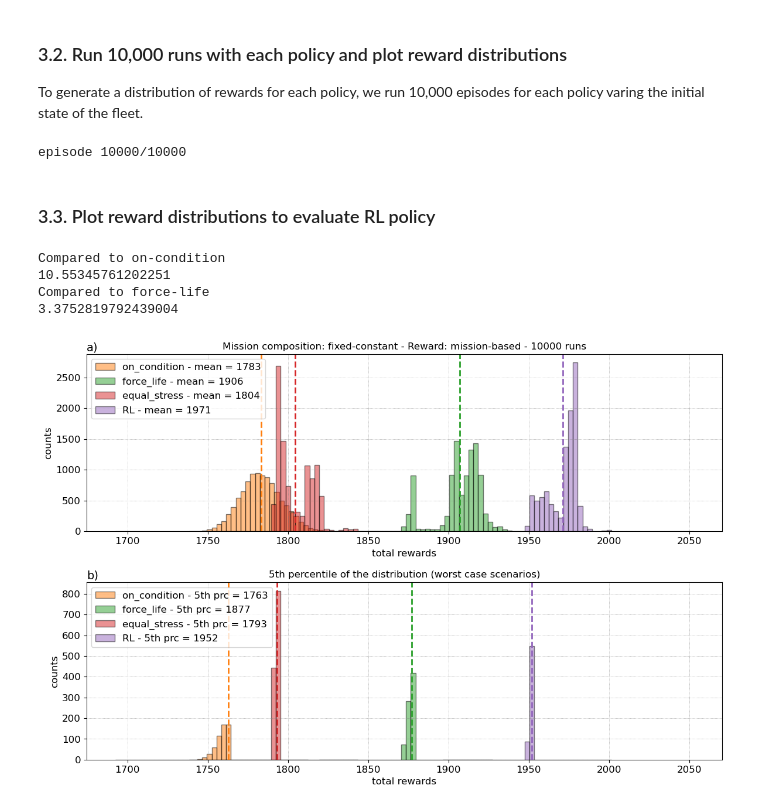
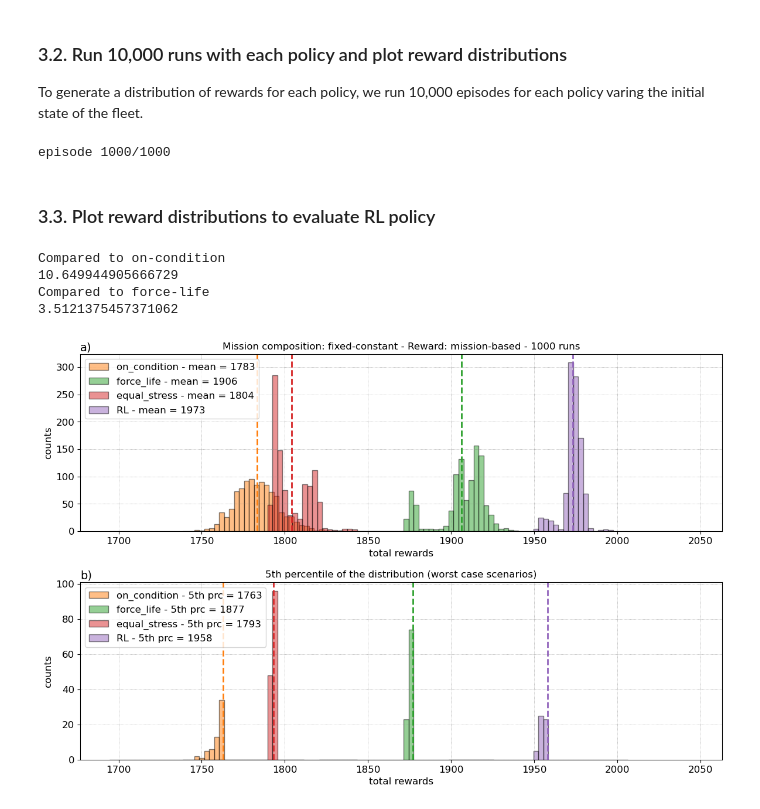
Before and after one commit to UNSW-MCM/RLfleet, a Jupyter notebook: fleet_optimisation_Qtable_2aircraft.ipynb, the cells around one changed output. Saved outputs shown, nothing was run; the diff lists cells and outputs as text; code cells hidden in the pictures.

Commit message:
final update using Q-table

```diff
--- a/fleet_optimisation_Qtable_2aircraft.ipynb
+++ b/fleet_optimisation_Qtable_2aircraft.ipynb
@@ -220,7 +222,7 @@ We need to set a few parameters to run the search according to the *epsilon-gree
 Also, for we start each episode in a random state to help the exploration of the state space.
 # %%
 # set settings for environment and create folder in directory
-fp = os.path.join(fp_init,'Qtable_run1')
+fp = os.path.join(fp_init,'Qtable_run2')
 if not os.path.exists(fp): os.makedirs(fp)
 
 # training parameters
@@ -272,8 +274,10 @@ max: 38.1 min: 9.0
 ### 2.2. Run Q-learning policy search
 # %%
 # search the optimal policy
+train_params['repetitions'] = 10
 env = opfleet.Env(params)
 q_table = dict([])
+# uncomment to randomly initialise Q-table
 # states = np.arange(1,10)
 # for s in states:
 #     for ss in states:
@@ -288,30 +292,22 @@ q_table = opfleet.train_qtable(env,q_table,train_params,fp)
 # %% [markdown]
 ### 2.3. Visualise optimal policy
 # %%
+fp = os.path.join(fp_init,'Qtable_run2')
+
 # load training parameters
-fp = os.path.join(fp_init,'Qtable_run1')
 with open(os.path.join(fp,'train_params.txt'),'r') as f:
     train_params = json.load(f)
 step = train_params['saving_step']
+n_episodes = train_params['n_episodes']
 
-# load last model
-n_episodes = 2000
-idx_model = n_episodes-1
-fp_models = os.path.join(fp,'models')
 # load Qtable
-with open(os.path.join(fp_models,'qtable_%d.pkl'%idx_model),'rb') as f:
+with open(os.path.join(fp,'qtable_best.pkl'),'rb') as f:
     q_table = pickle.load(f)
-print('loaded model %d'%idx_model)
 
 # load reward data
 with open(os.path.join(fp,'train_stats.pkl'),'rb') as f:
     train_stats = pickle.load(f)
 reward_per_episode = train_stats['reward']
-# reward_per_episode2 = np.array(reward_per_episode.copy())
-# reward_per_episode2[:int(1000/step)] = 0
-# select optimal policy
-# idx_max = (np.argmax(reward_per_episode2)+1)*step-1
-# idx_max = 1999
 
 # plot reward time-series
 n_end = int(n_episodes/step)
@@ -322,7 +318,6 @@ reward_per_episode = reward_per_episode[:n_end]
 ax.plot(indices,reward_per_episode,'C0o-',ms=3)
 ax.set(title='total reward per episode - reward = %d'%(reward_per_episode[-1]),
        xlabel='episodes',ylabel='total reward')
-ax.plot(idx_model,reward_per_episode[-1],'ko',mfc='none')
 window = 10
 ma = np.convolve(reward_per_episode, np.ones(window), 'valid') / window
 ax.plot(indices[window-1:],ma,'r-',lw=2)
@@ -364,4 +359,8 @@ ax3.legend(handles=handles,loc='center left',fontsize=14,
           handlelength=1,edgecolor='k',bbox_to_anchor=[1,0.5],
           title='Actions')
 fig.savefig(os.path.join(fp,'policy_map.jpg'))
+
+coverage_table, fig = opfleet.coverage_qtable(q_table,env)
+print('Average coverage %.1f%%'%np.mean(list(coverage_table.values())))
+fig.savefig(os.path.join(fp,'coverage_final.jpg'))
 # %% [output]
@@ -452,7 +452,7 @@ Optimum maintenance level for force-life policy: damage level of 8
 To generate a distribution of rewards for each policy, we run 10,000 episodes for each policy varing the initial state of the fleet.
 # %%
 # run N simulations for each policy and compare the distributions
-N = 10000
+N = 1000
 # initialise variables
 reward_random = np.empty((N,env.n_tail))
 reward_on_condition = np.empty((N,env.n_tail))
@@ -527,21 +527,21 @@ reward_all = {'random':reward_random,
               'force_life':reward_force_life,
               'equal_stress':reward_equal_stress,
               'RL':reward_RL}
-with open(os.path.join(fp_init,'rewards_distributions.pkl'),'wb') as f:
+with open(os.path.join(fp_init,'rewards_distributions2.pkl'),'wb') as f:
     pickle.dump(reward_all,f)
 completion_all = {'random':completion_random,
                   'on_condition':completion_on_condition,
                   'force_life':completion_force_life,
                   'equal_stress':completion_equal_stress,
                   'RL':completion_RL}
-with open(os.path.join(fp_init,'completionrate_distributions.pkl'),'wb') as f:
+with open(os.path.join(fp_init,'completionrate_distributions2.pkl'),'wb') as f:
     pickle.dump(completion_all,f)
 # %% [output]
-episode 10000/10000
+episode 1000/1000
 # %% [markdown]
 ### 3.3. Plot reward distributions to evaluate RL policy
 # %%
-with open(os.path.join(fp_init,'rewards_distributions.pkl'),'rb') as f:
+with open(os.path.join(fp_init,'rewards_distributions2.pkl'),'rb') as f:
     reward_all = pickle.load(f)
 
 binwidth = 3
@@ -560,34 +560,34 @@ ax.legend(loc='upper left');
 ax.set(title='Mission composition: %s - Reward: %s - %d runs'%(params['mission_composition'],params['reward_scheme'],len(rewards)),
        xlabel='total rewards',ylabel='counts');
 ax.text(0,1.07,'a)',ha='left',va='top',transform=ax.transAxes,)
 # fig.savefig(os.path.join(fp,'policy_comparison_%d.jpg'%idx_model),dpi=200)
 ax.xaxis.set_tick_params(which='both', labelbottom=True)
 
 # plot 5th percentile
 ax = axs[1]
 ax.grid(which='major',ls=':',c='0.5',lw=0.5)
 # plot each distribution
 for i,key in enumerate(reward_all.keys()):
     if key == 'random': continue
     rewards = np.sum(reward_all[key][:len(reward_all['RL'])],axis=1)
     prc = np.percentile(rewards,5)
     rewards_prc = rewards[rewards <= prc]
     bins = np.arange(np.min(rewards_prc)-50,np.max(rewards_prc)+50+binwidth,binwidth)-binwidth/2
     ax.hist(rewards_prc,bins=bins,fc='C%d'%i,ec='k',label='%s - 5th prc = %d'%(key,prc),alpha=0.5)
     ax.axvline(prc,ls='--',lw=2,c='C%d'%i)
 ax.legend(loc='upper left');
 ax.set(title='5th percentile of the distribution (worst case scenarios)',
        xlabel='total rewards',ylabel='counts');
 ax.text(0,1.07,'b)',ha='left',va='top',transform=ax.transAxes,)
-fig.savefig(os.path.join(fp_init,'policy_comparison_all.jpg'),dpi=200)
+fig.savefig(os.path.join(fp_init,'policy_comparison_all2.jpg'),dpi=200)
 
 print('Compared to on-condition')
 print(100*(np.mean(np.sum(reward_all['RL'],axis=1))-np.mean(np.sum(reward_all['on_condition'],axis=1)))/np.mean(np.sum(reward_all['on_condition'],axis=1)))
 print('Compared to force-life')
 print(100*(np.mean(np.sum(reward_all['RL'],axis=1))-np.mean(np.sum(reward_all['force_life'],axis=1)))/np.mean(np.sum(reward_all['force_life'],axis=1)))
 # %% [output]
 Compared to on-condition
-10.55345761202251
+10.649944905666729
 Compared to force-life
-3.3752819792439004
+3.5121375457371062
-[figure, old version]
+[figure, new version]
```
Also changed, not shown: parts of 5 cells of this notebook, 3 other files.
